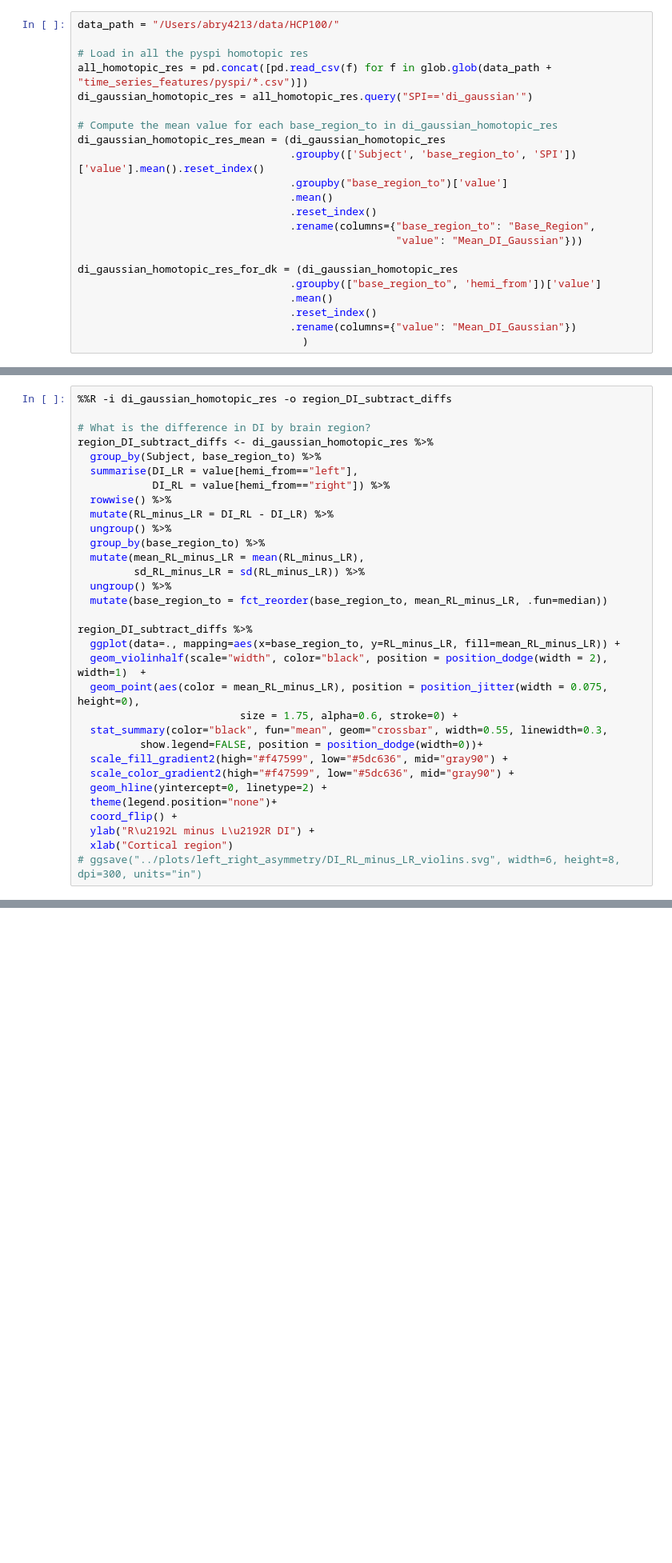
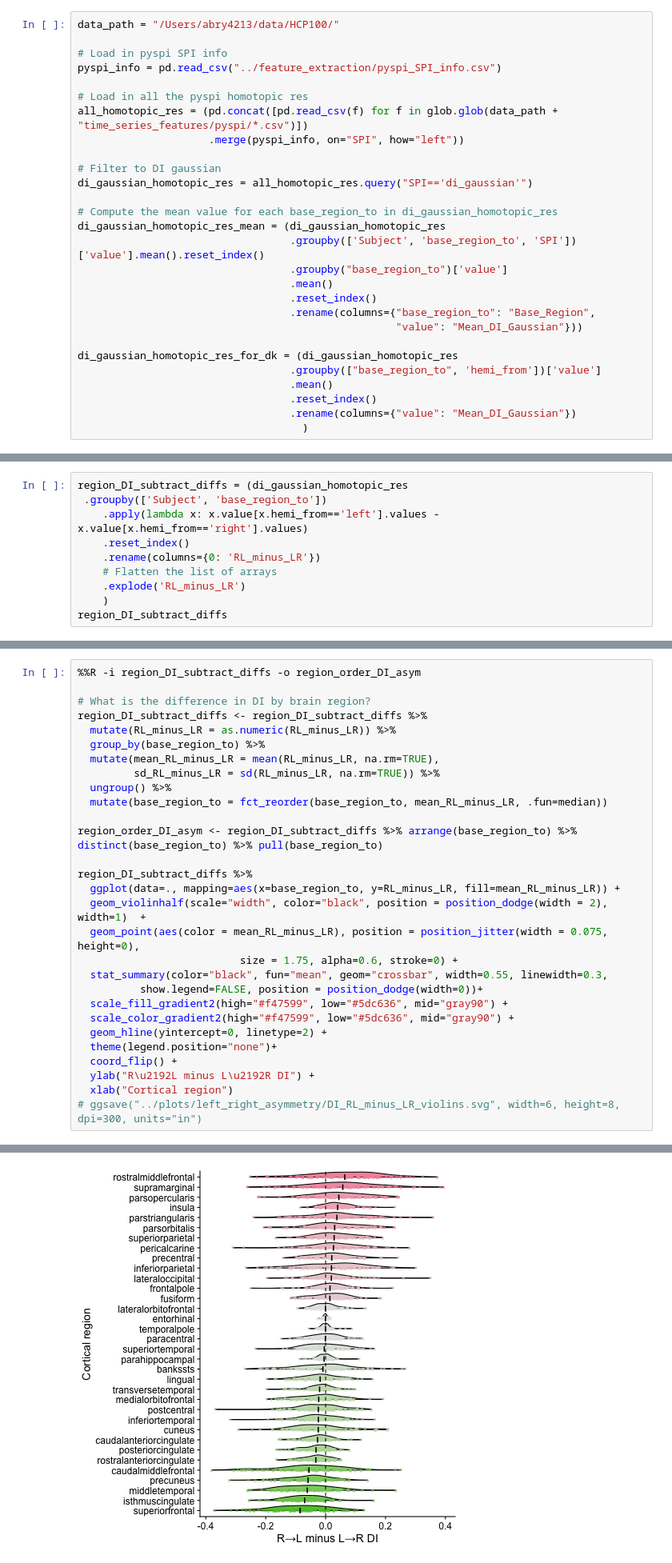
Before and after one commit to DynamicsAndNeuralSystems/Directed_information_fMRI, a Jupyter notebook: data_visualization/DI_gaussian_mean_LR_asymmetry.ipynb, the cells around one changed output, grey strips where cells are left out. Shown at 80% size. Drawn from its saved outputs; the diff is of its cells as text; blank space fills up the shorter version.

```diff
--- a/data_visualization/DI_gaussian_mean_LR_asymmetry.ipynb
+++ b/data_visualization/DI_gaussian_mean_LR_asymmetry.ipynb
@@ -52,8 +55,14 @@ theme_set(theme_cowplot())
 # %%
 data_path = "/Users/abry4213/data/HCP100/"
 
+# Load in pyspi SPI info
+pyspi_info = pd.read_csv("../feature_extraction/pyspi_SPI_info.csv")
+
 # Load in all the pyspi homotopic res
-all_homotopic_res = pd.concat([pd.read_csv(f) for f in glob.glob(data_path + "time_series_features/pyspi/*.csv")])
+all_homotopic_res = (pd.concat([pd.read_csv(f) for f in glob.glob(data_path + "time_series_features/pyspi/*.csv")])
+                     .merge(pyspi_info, on="SPI", how="left"))
+
+# Filter to DI gaussian
 di_gaussian_homotopic_res = all_homotopic_res.query("SPI=='di_gaussian'")
 
 # Compute the mean value for each base_region_to in di_gaussian_homotopic_res
@@ -99,3 +108,13 @@ lh_labels_df_with_DI = lh_labels_df.merge(di_gaussian_homotopic_res_for_dk.query
 rh_labels_df_with_DI = rh_labels_df.merge(di_gaussian_homotopic_res_for_dk.query("hemi_from=='right'"), left_on='Region', right_on='base_region_to', how='left')
 # %% [markdown]
 ## What is the left-right asymmetry in Gaussian-DI values?
+# %%
+region_DI_subtract_diffs = (di_gaussian_homotopic_res
+ .groupby(['Subject', 'base_region_to'])
+    .apply(lambda x: x.value[x.hemi_from=='left'].values - x.value[x.hemi_from=='right'].values)
+    .reset_index()
+    .rename(columns={0: 'RL_minus_LR'})
+    # Flatten the list of arrays
+    .explode('RL_minus_LR')
+    )
+region_DI_subtract_diffs
@@ -102,19 +135,16 @@ rh_labels_df_with_DI = rh_labels_df.merge(di_gaussian_homotopic_res_for_dk.query
 # %%
-%%R -i di_gaussian_homotopic_res -o region_DI_subtract_diffs
+%%R -i region_DI_subtract_diffs -o region_order_DI_asym
 
 # What is the difference in DI by brain region?
-region_DI_subtract_diffs <- di_gaussian_homotopic_res %>%
-  group_by(Subject, base_region_to) %>%
-  summarise(DI_LR = value[hemi_from=="left"],
-            DI_RL = value[hemi_from=="right"]) %>%
-  rowwise() %>%
-  mutate(RL_minus_LR = DI_RL - DI_LR) %>%
-  ungroup() %>%
+region_DI_subtract_diffs <- region_DI_subtract_diffs %>%
+  mutate(RL_minus_LR = as.numeric(RL_minus_LR)) %>%
   group_by(base_region_to) %>%
-  mutate(mean_RL_minus_LR = mean(RL_minus_LR),
-         sd_RL_minus_LR = sd(RL_minus_LR)) %>%
+  mutate(mean_RL_minus_LR = mean(RL_minus_LR, na.rm=TRUE),
+         sd_RL_minus_LR = sd(RL_minus_LR, na.rm=TRUE)) %>%
   ungroup() %>%
   mutate(base_region_to = fct_reorder(base_region_to, mean_RL_minus_LR, .fun=median))
+
+region_order_DI_asym <- region_DI_subtract_diffs %>% arrange(base_region_to) %>% distinct(base_region_to) %>% pull(base_region_to)
 
 region_DI_subtract_diffs %>%
   ggplot(data=., mapping=aes(x=base_region_to, y=RL_minus_LR, fill=mean_RL_minus_LR)) +
@@ -137,3 +165,4 @@ region_DI_subtract_diffs %>%
+[figure, added]
 # %%
 region_DI_subtract_diffs_mean = (region_DI_subtract_diffs[['base_region_to', 'mean_RL_minus_LR']]
                                  .drop_duplicates()
```
Also changed, not shown: parts of 14 cells of this notebook, 25 other files.
